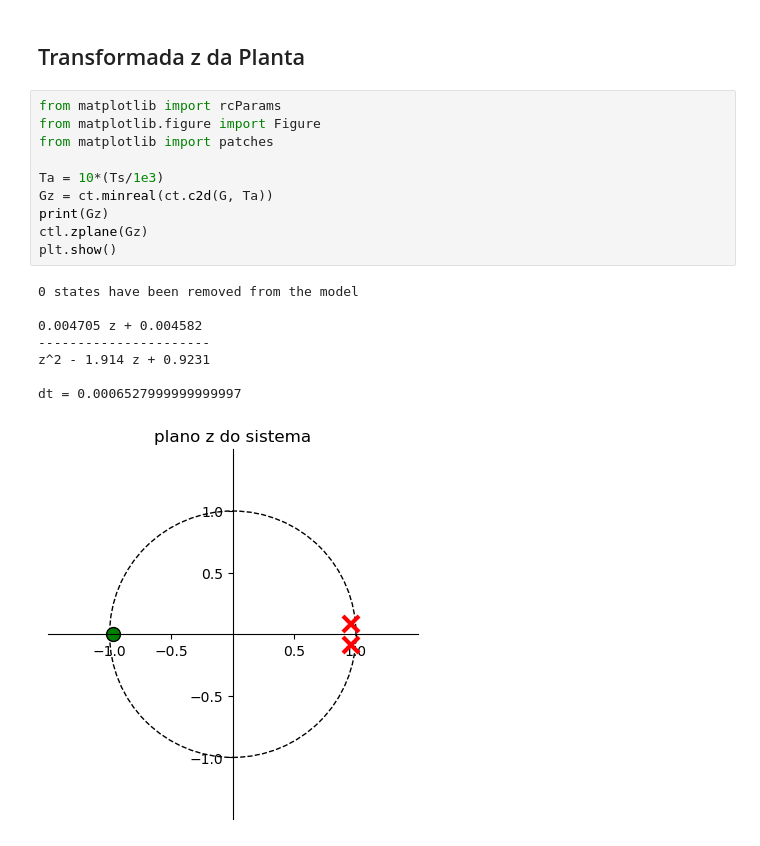
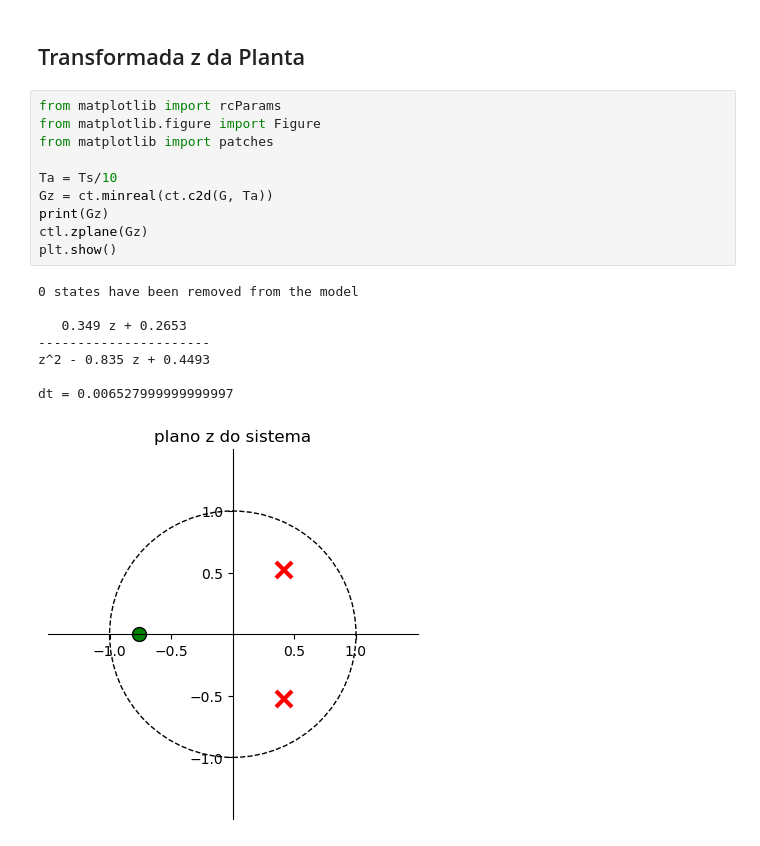
Before and after one commit to Emanuel600/Misc, a Jupyter notebook: Simul_Controle/Projeto 1.ipynb, the cells around one changed output. Saved outputs shown, nothing was run; the diff lists cells and outputs as text.

```diff
--- a/Simul_Controle/Projeto 1.ipynb
+++ b/Simul_Controle/Projeto 1.ipynb
@@ -202,19 +202,19 @@ Analisando os gráficos das simulações, vê-se necessário o uso do ampop LMF3
 # %%
 from matplotlib import rcParams
 from matplotlib.figure import Figure
 from matplotlib import patches
 
-Ta = 10*(Ts/1e3)
+Ta = Ts/10
 Gz = ct.minreal(ct.c2d(G, Ta))
 print(Gz)
 ctl.zplane(Gz)
 plt.show()
 # %% [output]
 0 states have been removed from the model
 
-0.004705 z + 0.004582
+   0.349 z + 0.2653
 ----------------------
-z^2 - 1.914 z + 0.9231
+z^2 - 0.835 z + 0.4493
 
-dt = 0.0006527999999999997
+dt = 0.006527999999999997
-[figure, old version]
+[figure, new version]
```
Also changed, not shown: parts of 3 cells of this notebook, 1 other file.
